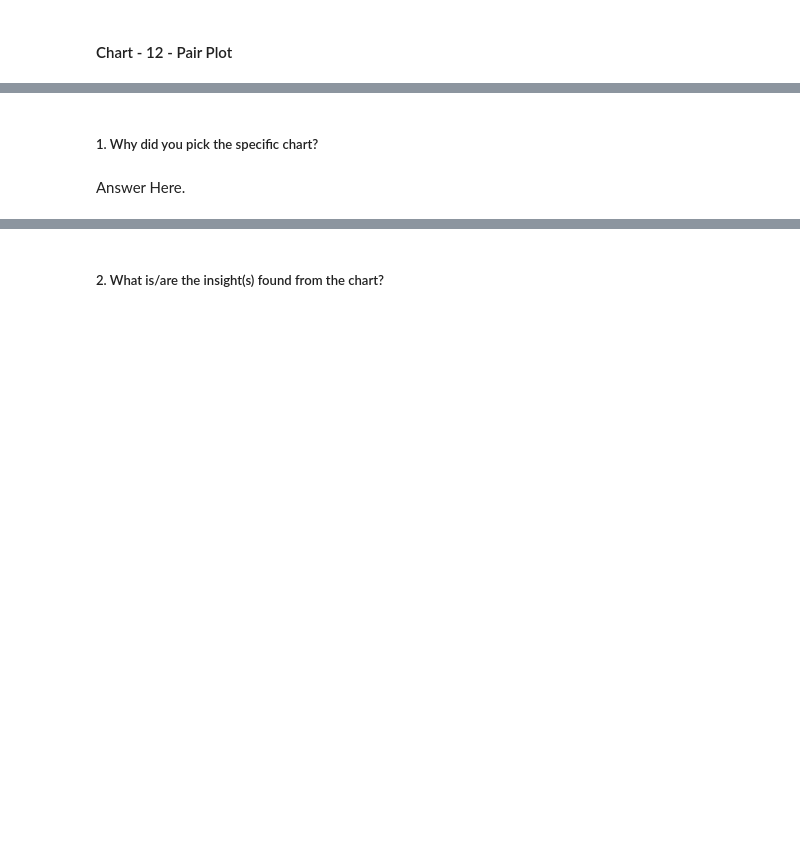
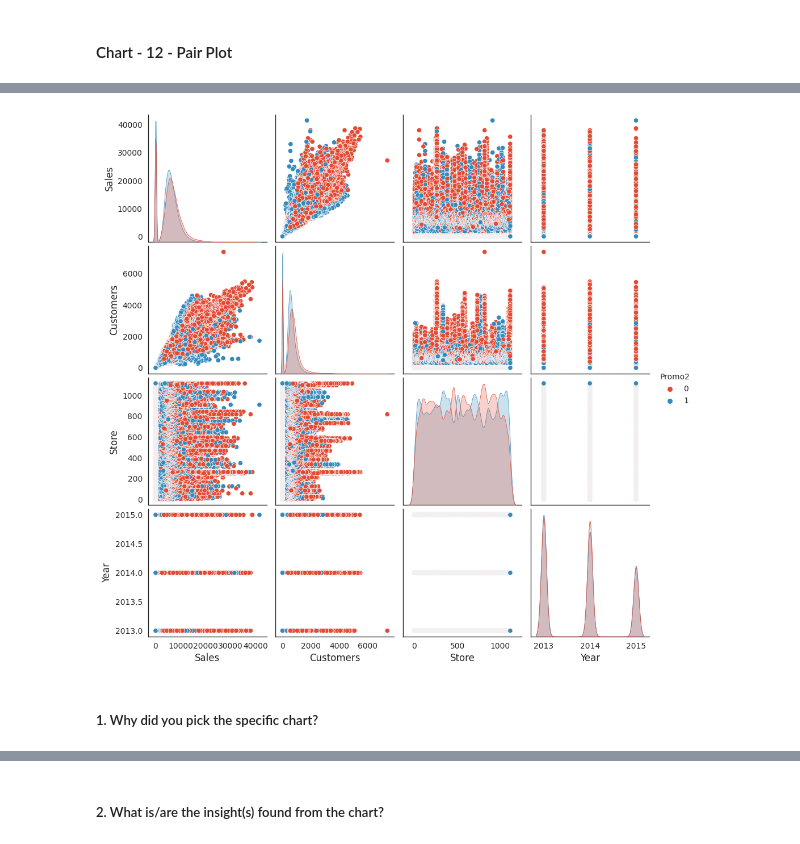
Before and after one commit to Nayan3101/Capstone-project-Regression---Retail-Sales-Prediction, a Jupyter notebook: Nayan_Capstone_Project_M6_Retail_Sales_Prediction.ipynb, the cells around one changed output, grey strips where cells are left out. Cells and saved outputs as stored; diff of their text form; code cells hidden in the pictures; blank space fills up the shorter version.

```diff
--- a/Nayan_Capstone_Project_M6_Retail_Sales_Prediction.ipynb
+++ b/Nayan_Capstone_Project_M6_Retail_Sales_Prediction.ipynb
@@ -1152,4 +1180,21 @@ df.dtypes
+# %%
+import seaborn as sns
+import matplotlib.pyplot as plt
+import pandas as pd
+
+# Assuming you have a DataFrame named 'df' with your data
+# Replace the column names with the features and hue variable you want to visualize
+
+selected_features = ['Sales', 'Customers', 'Store', 'Year']
+hue_variable = 'Promo2'  # Replace 'target_variable' with the actual column name you want to use as hue
+
+# Subset the DataFrame with selected features
+subset_df = df[selected_features + [hue_variable]]
+
+# Create a pair plot with hue
+sns.pairplot(subset_df, hue=hue_variable)
+plt.show()
+# %% [output]
+[figure, added]
 # %% [markdown]
 ##### 1. Why did you pick the specific chart?
-# %% [markdown]
-Answer Here.
```
Also changed, not shown: parts of 6 cells of this notebook.
